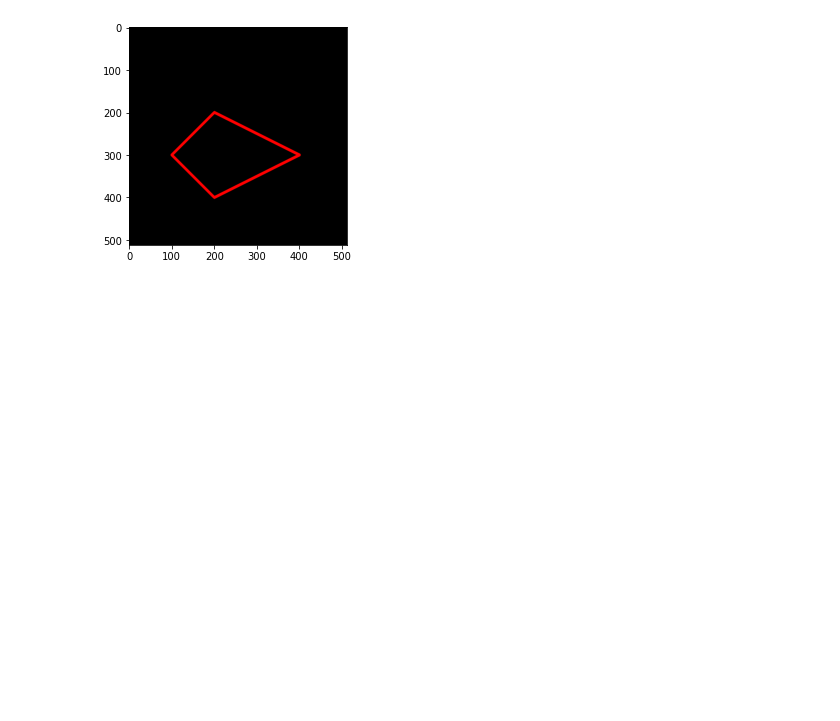
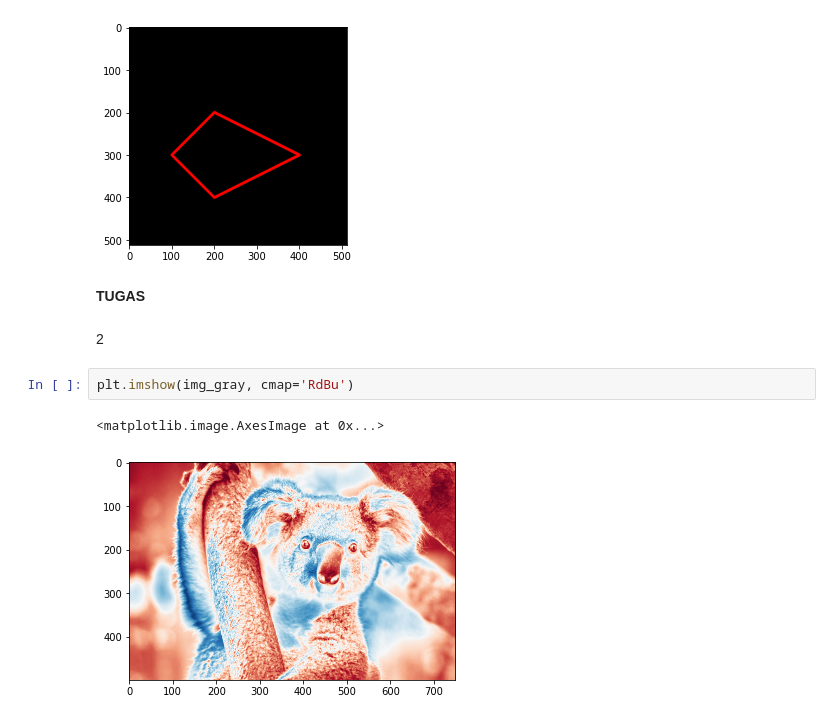
Before and after one commit to ikypakey/PCVK, a Jupyter notebook: Week2.ipynb, the cells around one changed output. Drawn from its saved outputs; the diff is of its cells as text; blank space fills up the shorter version.

```diff
--- a/Week2.ipynb
+++ b/Week2.ipynb
@@ -131,3 +131,12 @@ plt.imshow(black_img2)
 # %% [output]
 <matplotlib.image.AxesImage at 0x...>
 [figure]
+# %% [markdown]
+**TUGAS**
+# %% [markdown]
+2
+# %%
+plt.imshow(img_gray, cmap='RdBu')
+# %% [output]
+<matplotlib.image.AxesImage at 0x...>
+[figure, added]
```
Also changed, not shown: parts of 12 cells of this notebook.
